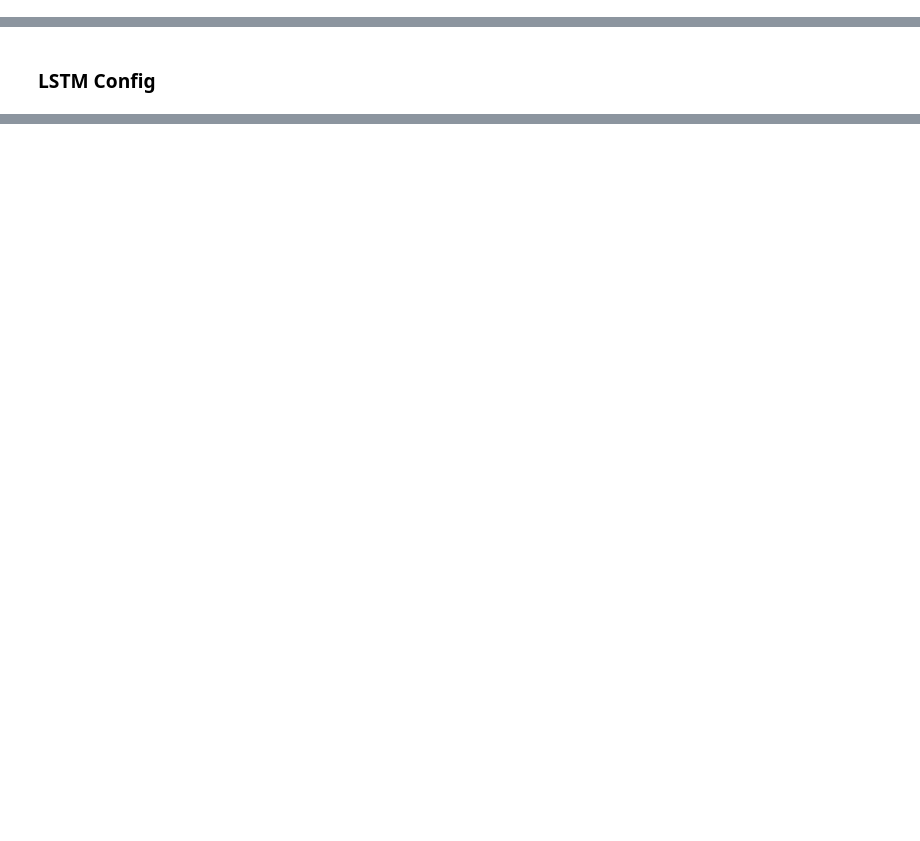
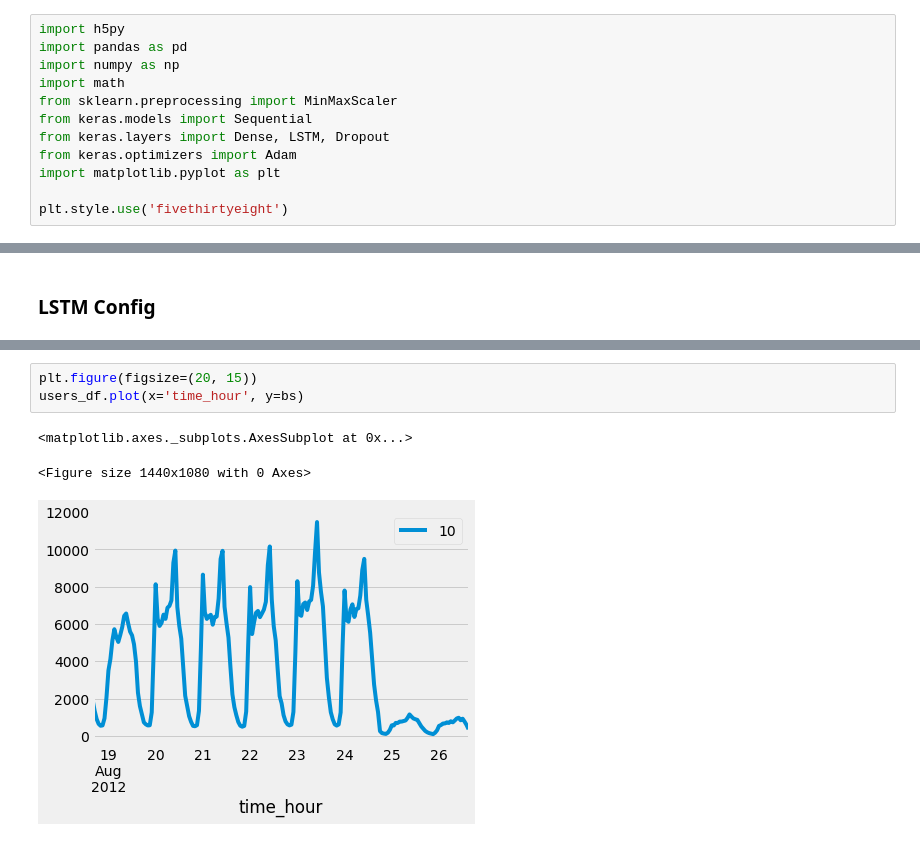
Before and after one commit to lucasBgabriel/traffic_forecasting, a Jupyter notebook: LSTM/LSTM Forecasting.ipynb, the cells around one changed output, grey strips where cells are left out. Drawn from its saved outputs; the diff is of its cells as text; blank space fills up the shorter version.

```diff
--- a/LSTM/LSTM Forecasting.ipynb
+++ b/LSTM/LSTM Forecasting.ipynb
@@ -6,0 +3,12 @@ import numpy as np
+# %%
+import h5py
+import pandas as pd
+import numpy as np
+import math
+from sklearn.preprocessing import MinMaxScaler
+from keras.models import Sequential
+from keras.layers import Dense, LSTM, Dropout
+from keras.optimizers import Adam
+import matplotlib.pyplot as plt
+
+plt.style.use('fivethirtyeight')
@@ -54,0 +201,7 @@ Batch size:                       64
+# %%
+plt.figure(figsize=(20, 15))
+users_df.plot(x='time_hour', y=bs)
+# %% [output]
+<matplotlib.axes._subplots.AxesSubplot at 0x...>
+<Figure size 1440x1080 with 0 Axes>
+[figure, added]
```
Also changed, not shown: parts of 21 cells of this notebook.
